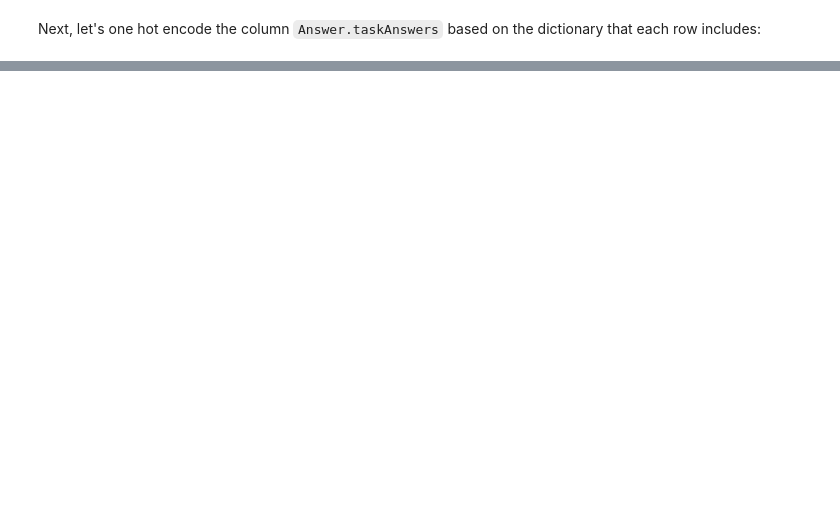
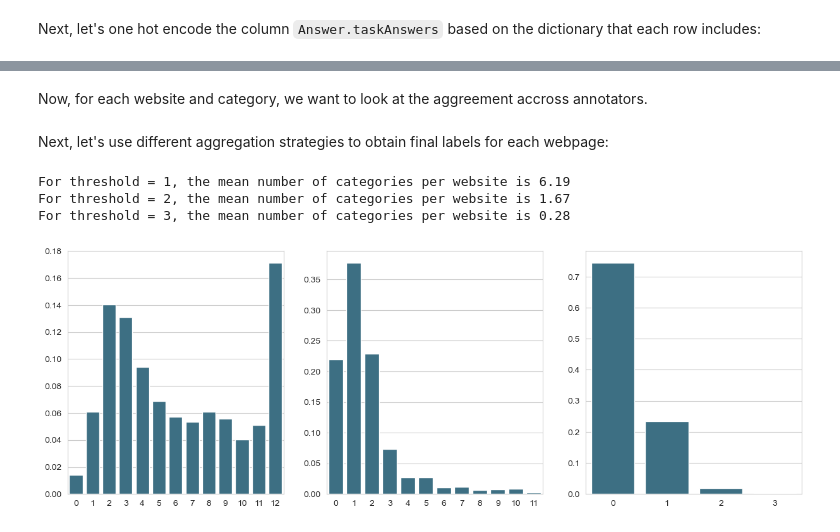
Before and after one commit to CS-433/ml-project-2-mlp, a Jupyter notebook: notebooks/eda.ipynb, the cells around one changed output, grey strips where cells are left out. Drawn from its saved outputs; the diff is of its cells as text; code cells hidden in the pictures; blank space fills up the shorter version.

Commit message:
Finished cleaning the labeled data

```diff
--- a/notebooks/eda.ipynb
+++ b/notebooks/eda.ipynb
@@ -96,0 +96,19 @@ labeled['categories'] = labeled['Answer.taskAnswers'].apply(lambda x: idx2cat[x]
+# %%
+# Create idx2cat and cat2idx mappings
+idx2cat = {idx : categories[idx]['name'] for idx in categories}
+cat2idx = {categories[idx]['name'] : idx for idx in categories}
+
+# Create a new column AnswersParsed
+labeled['AnswersParsed'] = labeled['Answer.taskAnswers'].apply(lambda x: {k.split("-")[-1]: v for k, v in json.loads(x)[0].items() if type(v) == str})
+
+# Obtain the selected Idx and corresponding categories
+labeled['SelectedIdx'] = labeled['AnswersParsed'].apply(lambda x: [k for k, v in x.items() if v == 'YES'])
+labeled['SelectedCategories'] = labeled['SelectedIdx'].apply(lambda x: [idx2cat[idx] for idx in x])
+
+# Now, let's one hot encode the selected categories
+for cat in cat2idx:
+    labeled[cat] = labeled['SelectedCategories'].apply(lambda x: 1 if cat in x else 0)
+
+relevant_columns = ['Input.uid', 'Input.url'] + list(cat2idx)
+labeled = labeled[relevant_columns]
+labeled.head()
@@ -96,0 +122,2 @@ labeled['categories'] = labeled['Answer.taskAnswers'].apply(lambda x: idx2cat[x]
+# %% [markdown]
+Now, for each website and category, we want to look at the aggreement accross annotators.
@@ -96,0 +126,27 @@ labeled['categories'] = labeled['Answer.taskAnswers'].apply(lambda x: idx2cat[x]
+# %% [markdown]
+Next, let's use different aggregation strategies to obtain final labels for each webpage:
+# %%
+# Compute for each website the number of times the website was assigned given label
+page_labc = labeled.groupby("Input.uid").sum()
+
+# For each website, decided whether it belongs to the category or not based on the threshold = min. number of annotations
+thresholds = [1, 2, 3]
+thresholded = []
+for t in thresholds:
+    thresholded.append((page_labc.iloc[:, 3:] >= t).astype(int))
+
+# Show the distribution of the number of categories per website
+numlab_dist = [thresholded[t-1].sum(axis=1) for t in thresholds]
+print(f'For threshold = 1, the mean number of categories per website is {numlab_dist[0].mean():.2f}')
+print(f'For threshold = 2, the mean number of categories per website is {numlab_dist[1].mean():.2f}')
+print(f'For threshold = 3, the mean number of categories per website is {numlab_dist[2].mean():.2f}')
+
+# Print the distribution of the number of categories per website
+fig, axs = plt.subplots(1, 3, figsize=(15, 5))
+for i, ax in enumerate(axs):
+    sns.barplot(x=numlab_dist[i].value_counts().index, y=numlab_dist[i].value_counts().values / numlab_dist[i].shape[0], ax=ax, color='#31748f')
+# %% [output]
+For threshold = 1, the mean number of categories per website is 6.19
+For threshold = 2, the mean number of categories per website is 1.67
+For threshold = 3, the mean number of categories per website is 0.28
+[figure, added]
```
Also changed, not shown: parts of 8 cells of this notebook.
